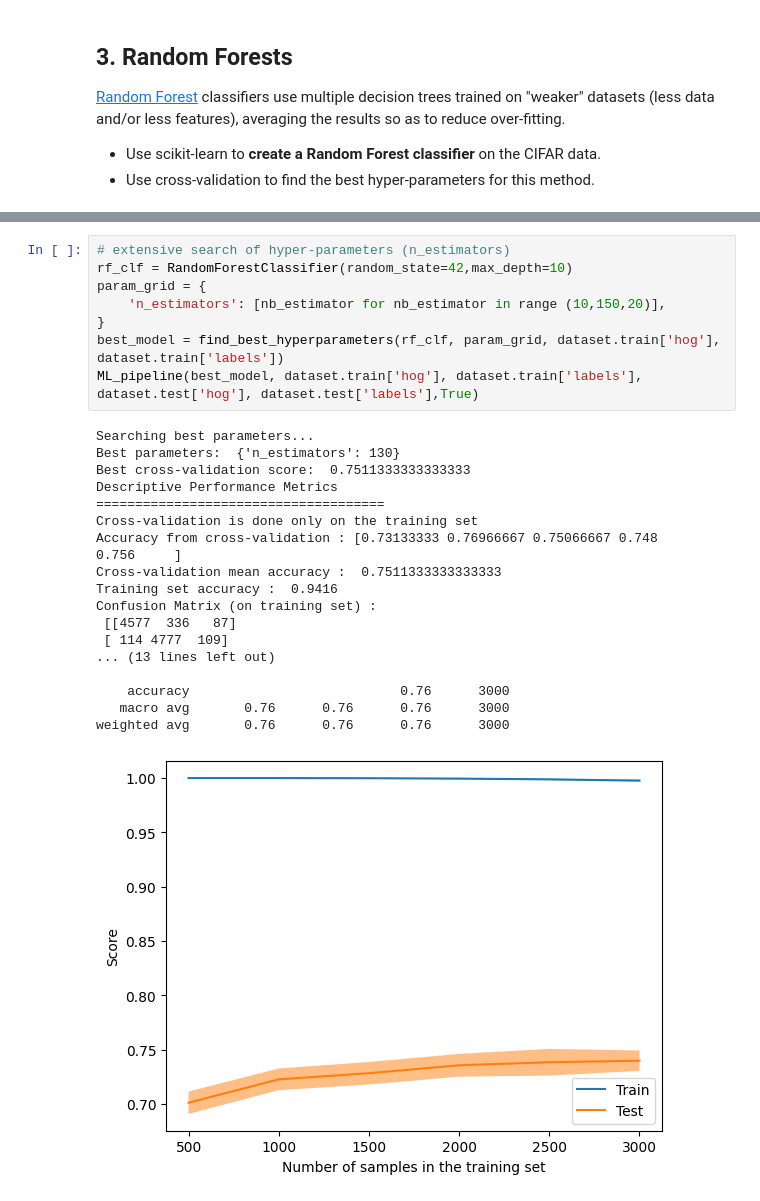
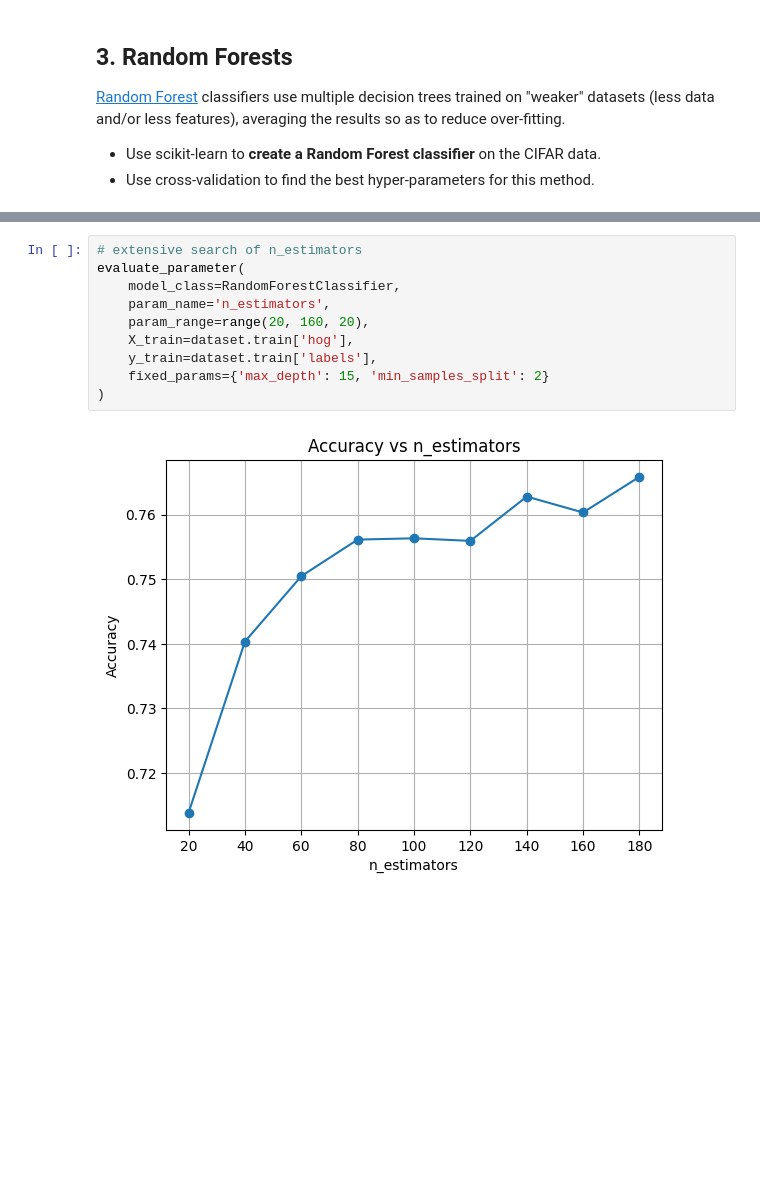
Before and after one commit to Exagor/info-h-501, a Jupyter notebook: docs/LABS/ML1_Nearest_Neighbours_and_Decision_Trees.ipynb, the cells around one changed output, grey strips where cells are left out. Drawn from its saved outputs; the diff is of its cells as text; blank space fills up the shorter version.

```diff
--- a/docs/LABS/ML1_Nearest_Neighbours_and_Decision_Trees.ipynb
+++ b/docs/LABS/ML1_Nearest_Neighbours_and_Decision_Trees.ipynb
@@ -290,28 +302,13 @@ weighted avg       0.76      0.76      0.76      3000
 [figure]
-# %%
-# extensive search of hyper-parameters (n_estimators)
-rf_clf = RandomForestClassifier(random_state=42,max_depth=10)
-param_grid = {
-    'n_estimators': [nb_estimator for nb_estimator in range (10,150,20)],
-}
-best_model = find_best_hyperparameters(rf_clf, param_grid, dataset.train['hog'], dataset.train['labels'])
-ML_pipeline(best_model, dataset.train['hog'], dataset.train['labels'], dataset.test['hog'], dataset.test['labels'],True)
-# %% [output]
-Searching best parameters...
-Best parameters:  {'n_estimators': 130}
-Best cross-validation score:  0.7511333333333333
-Descriptive Performance Metrics
-=====================================
-Cross-validation is done only on the training set
-Accuracy from cross-validation : [0.73133333 0.76966667 0.75066667 0.748      0.756     ]
-Cross-validation mean accuracy :  0.7511333333333333
-Training set accuracy :  0.9416
-Confusion Matrix (on training set) :
- [[4577  336   87]
- [ 114 4777  109]
-... (13 lines left out)
-
-    accuracy                           0.76      3000
-   macro avg       0.76      0.76      0.76      3000
-weighted avg       0.76      0.76      0.76      3000
-[figure, removed]
+# %%
+# extensive search of n_estimators
+evaluate_parameter(
+    model_class=RandomForestClassifier,
+    param_name='n_estimators',
+    param_range=range(20, 160, 20),
+    X_train=dataset.train['hog'],
+    y_train=dataset.train['labels'],
+    fixed_params={'max_depth': 15, 'min_samples_split': 2}
+)
+# %% [output]
+[figure, added]
```
Also changed, not shown: parts of 6 cells of this notebook, 3 other files.
